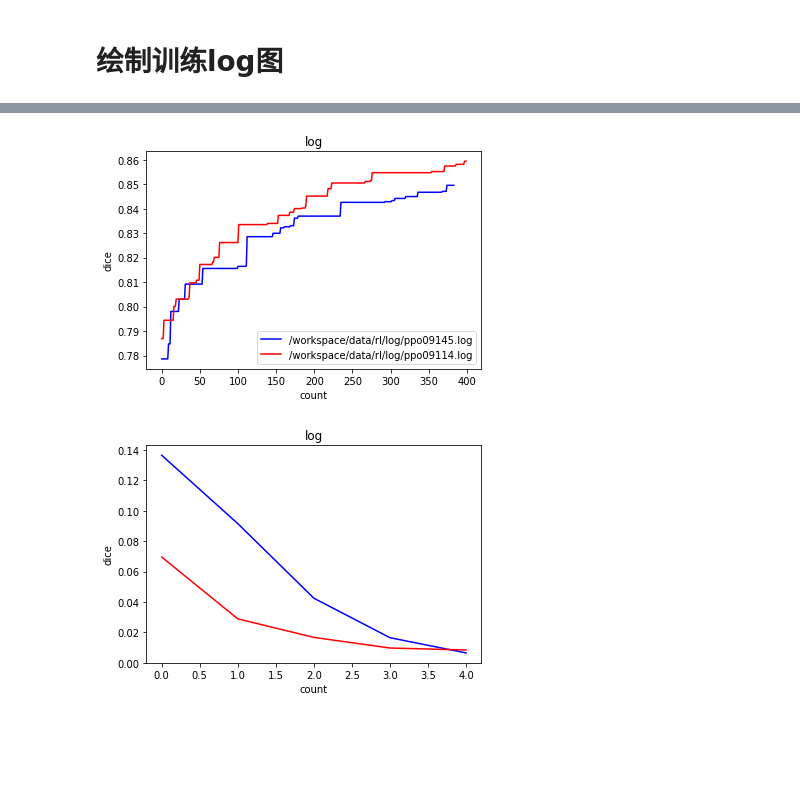
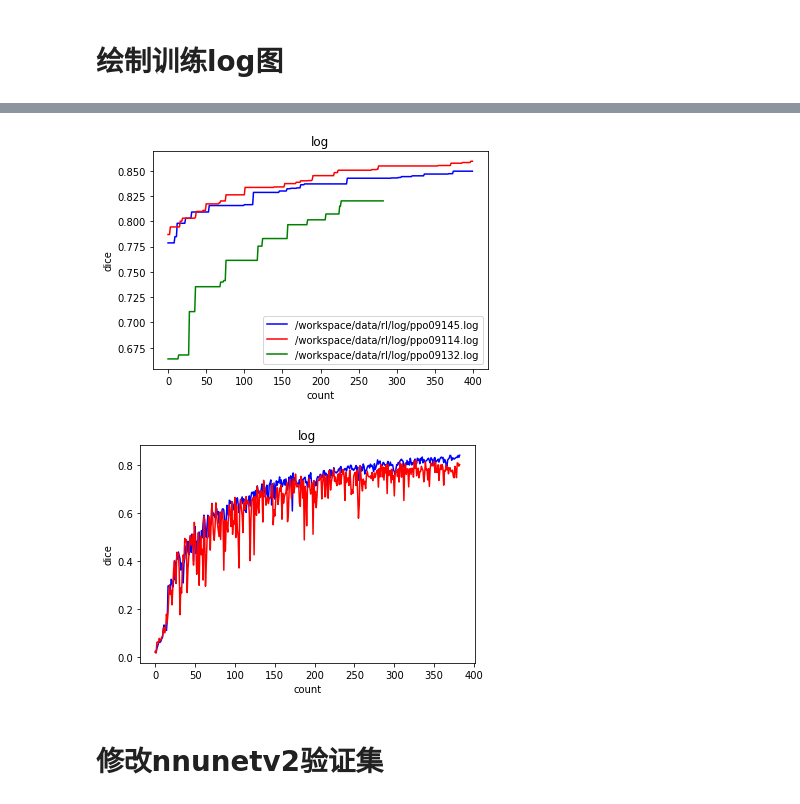
Before and after one commit to yhlujz/rl, a Jupyter notebook: rl.ipynb, the cells around one changed output, grey strips where cells are left out. Drawn from its saved outputs; the diff is of its cells as text; code cells hidden in the pictures; blank space fills up the shorter version.

```diff
--- a/rl.ipynb
+++ b/rl.ipynb
@@ -763,10 +765,13 @@ paints(['/workspace/data/rl/log/ppo09145.log', '/workspace/data/rl/log/ppo09114.
 # %%
 # paints(['/workspace/data/rl/log/ppo09080.log', '/workspace/data/rl/log/ppo09110.log',
 #         '/workspace/data/rl/log/ppo09113.log', '/workspace/data/rl/log/ppo09114.log'], 'best')
-paints(['/workspace/data/rl/log/ppo09145.log', '/workspace/data/rl/log/ppo09114.log'], 'best')
+paints(['/workspace/data/rl/log/ppo09145.log', '/workspace/data/rl/log/ppo09114.log',
+        '/workspace/data/rl/log/ppo09132.log'], 'best')
 # %% [output]
-[figure, old version]
+[figure, new version]
 # %%
-paint('/workspace/data/rl/log/sac10047.log')
+paint('/workspace/data/rl/log/ppo09132.log')
 # %% [output]
-[figure, old version]
+[figure, new version]
+# %% [markdown]
+# 修改nnunetv2验证集
```
Also changed, not shown: parts of 3 cells of this notebook, 7 other files.
